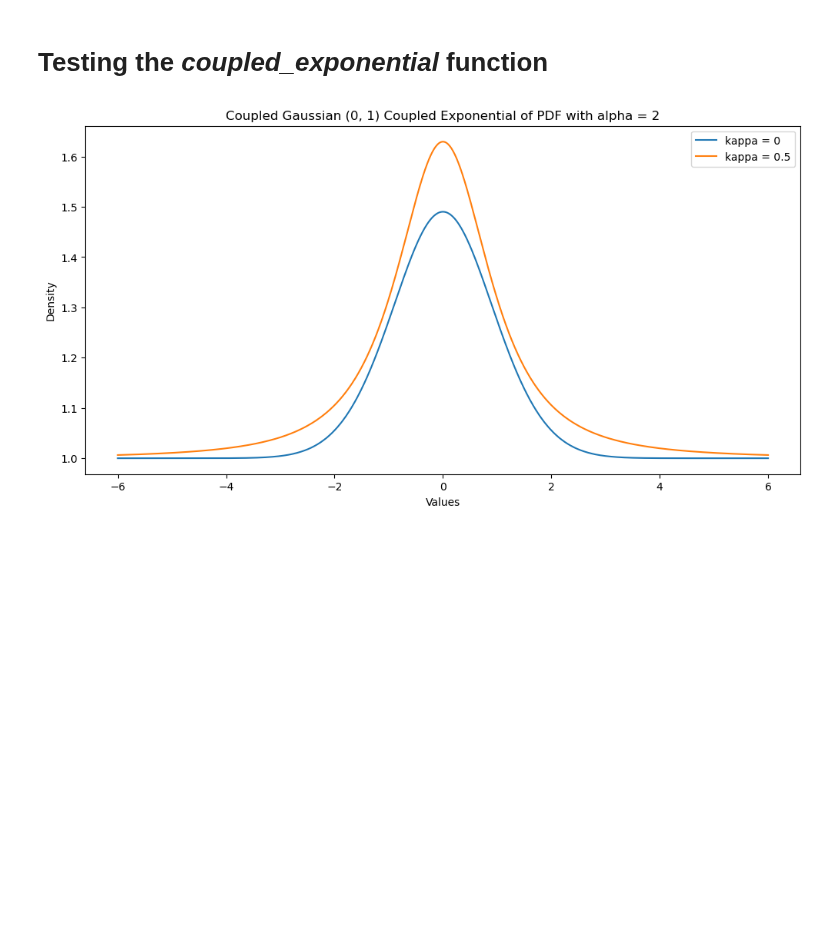
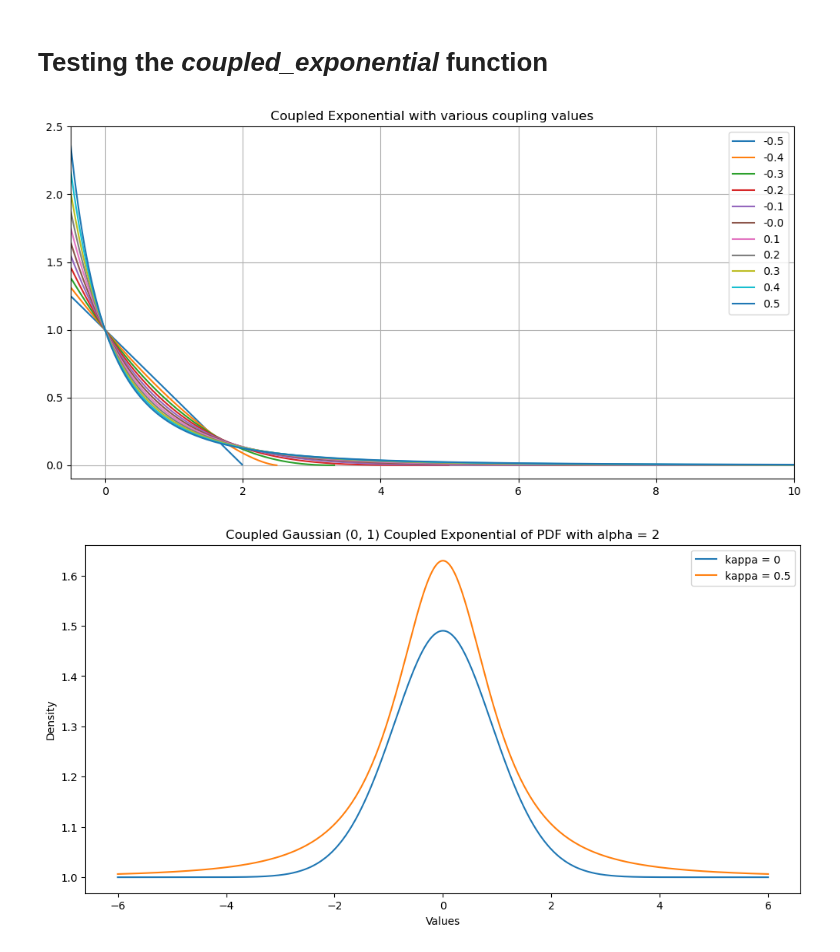
Before and after one commit to Photrek/Nonlinear-Statistical-Coupling, a Jupyter notebook: workspace/john/CrossEntropy-Entropy-DivergenceV2.ipynb, the cells around one changed output. Cells and saved outputs as stored; diff of their text form; code cells hidden in the pictures; blank space fills up the shorter version.

```diff
--- a/workspace/john/CrossEntropy-Entropy-DivergenceV2.ipynb
+++ b/workspace/john/CrossEntropy-Entropy-DivergenceV2.ipynb
@@ -76,6 +90,24 @@ plt.show()
 [figure]
 # %% [markdown]
 # Testing the *coupled_exponential* function
+# %%
+
+
+plt.figure(figsize=(12, 6), dpi= 100, facecolor='w', edgecolor='k')
+plt.xlim(-0.5, 10)
+plt.ylim(-0.1, 2.5)
+for kappa in np.round(np.arange(-0.5, 0.51, 0.1), 2):
+    if kappa < 0:
+        x_exp = np.arange(-1, -(1/kappa), 0.01)
+    else:
+        x_exp = np.arange(-1, 10.01, 0.01)
+    plt.plot(x_exp, fj.coupled_exponential(x_exp, kappa=kappa, dim=dim)**-1, label=f'{kappa}')
+plt.title('Coupled Exponential with various coupling values')
+plt.legend()
+plt.grid()
+plt.show()
+# %% [output]
+[figure, added]
 # %%
 coupled_norm_exp_densities = fj.coupled_exponential(normal_densities, kappa=kappas[0], dim=dim)
 coupled_other_norm_exp_densities = fj.coupled_exponential(other_normal_densities, kappa=kappas[1], dim=dim)
```
Also changed, not shown: parts of 3 cells of this notebook.
